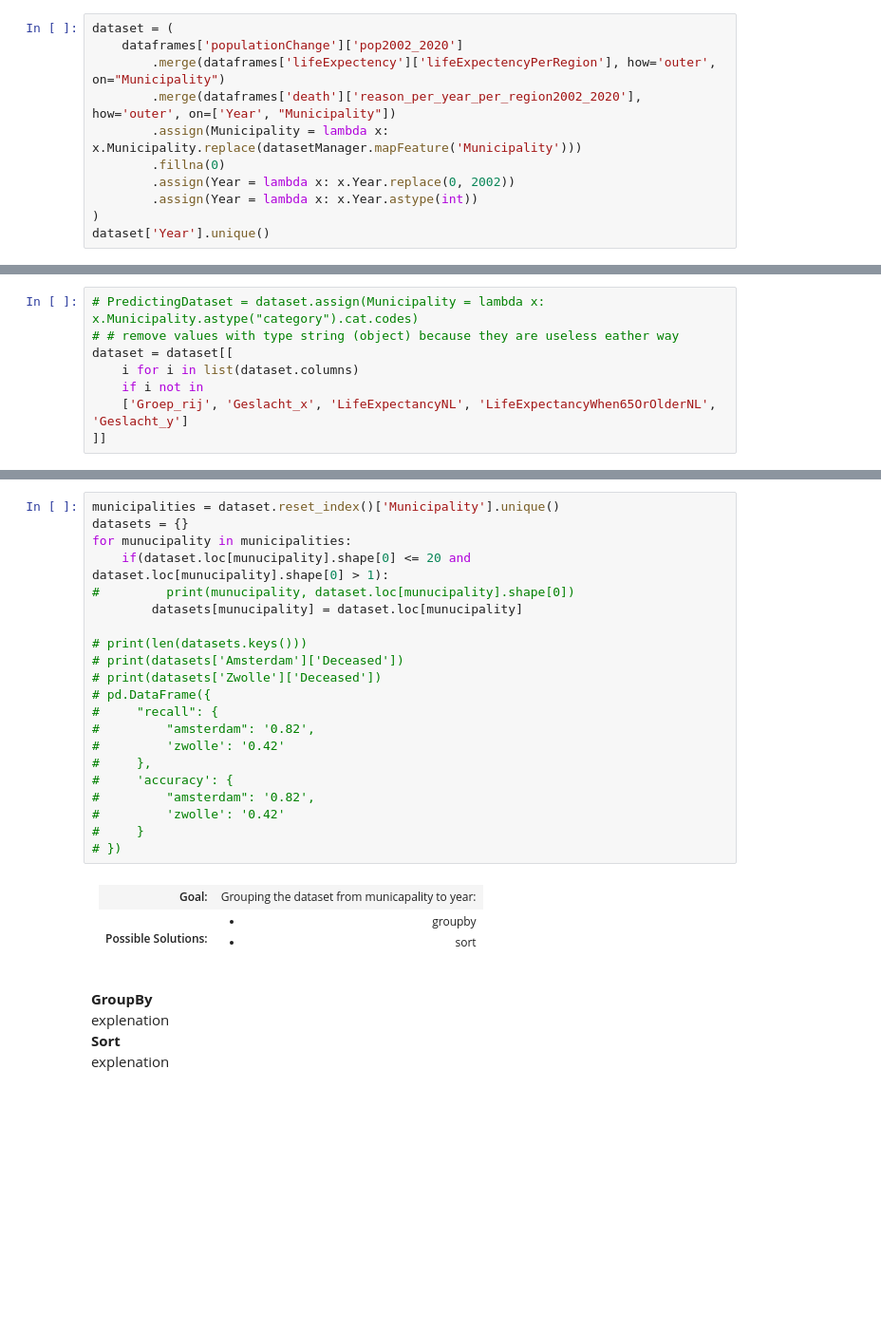
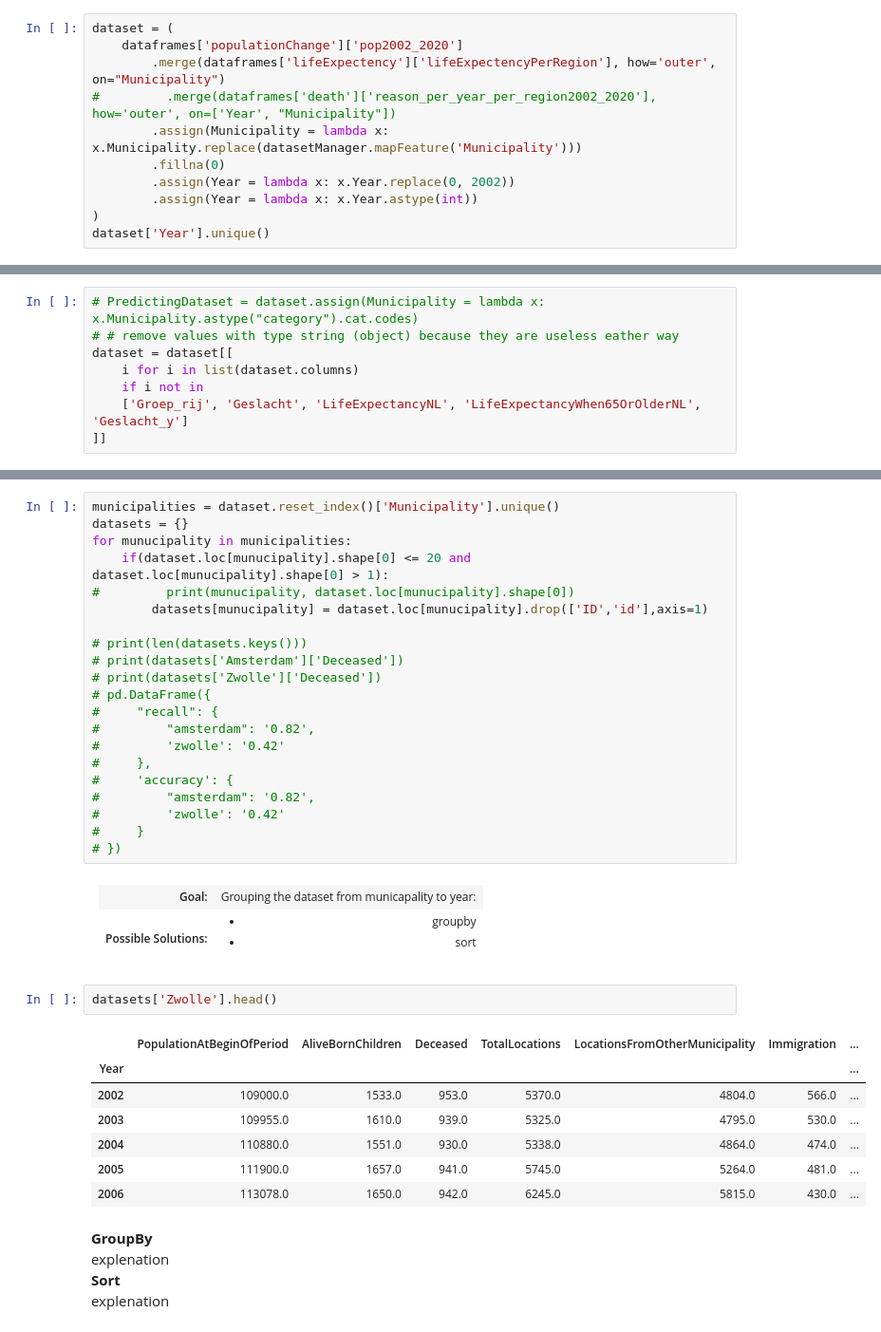
Before and after one commit to Dipsaus2002/DELA_Upsacling_Prediction, a Jupyter notebook: DELA.ipynb, the cells around one changed output, grey strips where cells are left out. Shown at 95% size. Saved outputs shown, nothing was run; the diff lists cells and outputs as text; blank space fills up the shorter version.

```diff
--- a/DELA.ipynb
+++ b/DELA.ipynb
@@ -187,7 +188,7 @@ Our datasets do not have the same columns, it's even so that they have diffrent
 dataset = (
     dataframes['populationChange']['pop2002_2020']
         .merge(dataframes['lifeExpectency']['lifeExpectencyPerRegion'], how='outer', on="Municipality")
-        .merge(dataframes['death']['reason_per_year_per_region2002_2020'], how='outer', on=['Year', "Municipality"])
+#         .merge(dataframes['death']['reason_per_year_per_region2002_2020'], how='outer', on=['Year', "Municipality"])
         .assign(Municipality = lambda x: x.Municipality.replace(datasetManager.mapFeature('Municipality')))
         .fillna(0)
         .assign(Year = lambda x: x.Year.replace(0, 2002))
@@ -203,6 +204,6 @@ array([2002, 2003, 2004, 2005, 2006, 2007, 2008, 2009, 2010, 2011, 2012,
 dataset = dataset[[
     i for i in list(dataset.columns)
     if i not in
-    ['Groep_rij', 'Geslacht_x', 'LifeExpectancyNL', 'LifeExpectancyWhen65OrOlderNL', 'Geslacht_y']
+    ['Groep_rij', 'Geslacht', 'LifeExpectancyNL', 'LifeExpectancyWhen65OrOlderNL', 'Geslacht_y']
 ]]
 # %%
@@ -213,7 +214,7 @@ datasets = {}
 for munucipality in municipalities:
     if(dataset.loc[munucipality].shape[0] <= 20 and dataset.loc[munucipality].shape[0] > 1):
 #         print(munucipality, dataset.loc[munucipality].shape[0])
-        datasets[munucipality] = dataset.loc[munucipality]
+        datasets[munucipality] = dataset.loc[munucipality].drop(['ID','id'],axis=1)
 
 # print(len(datasets.keys()))
 # print(datasets['Amsterdam']['Deceased'])
@@ -246,6 +247,16 @@ for munucipality in municipalities:
         </td>
     </tr>
 </table>
+# %%
+datasets['Zwolle'].head()
+# %% [output]
+|  | PopulationAtBeginOfPeriod | AliveBornChildren | Deceased | TotalLocations | LocationsFromOtherMunicipality | Immigration | ... |
+| Year |  |  |  |  |  |  | ... |
+| 2002 | 109000.0 | 1533.0 | 953.0 | 5370.0 | 4804.0 | 566.0 | ... |
+| 2003 | 109955.0 | 1610.0 | 939.0 | 5325.0 | 4795.0 | 530.0 | ... |
+| 2004 | 110880.0 | 1551.0 | 930.0 | 5338.0 | 4864.0 | 474.0 | ... |
+| 2005 | 111900.0 | 1657.0 | 941.0 | 5745.0 | 5264.0 | 481.0 | ... |
+| 2006 | 113078.0 | 1650.0 | 942.0 | 6245.0 | 5815.0 | 430.0 | ... |
 # %% [markdown]
 <b>GroupBy</b><br>
 explenation<br>
```
Also changed, not shown: parts of 29 cells of this notebook.
